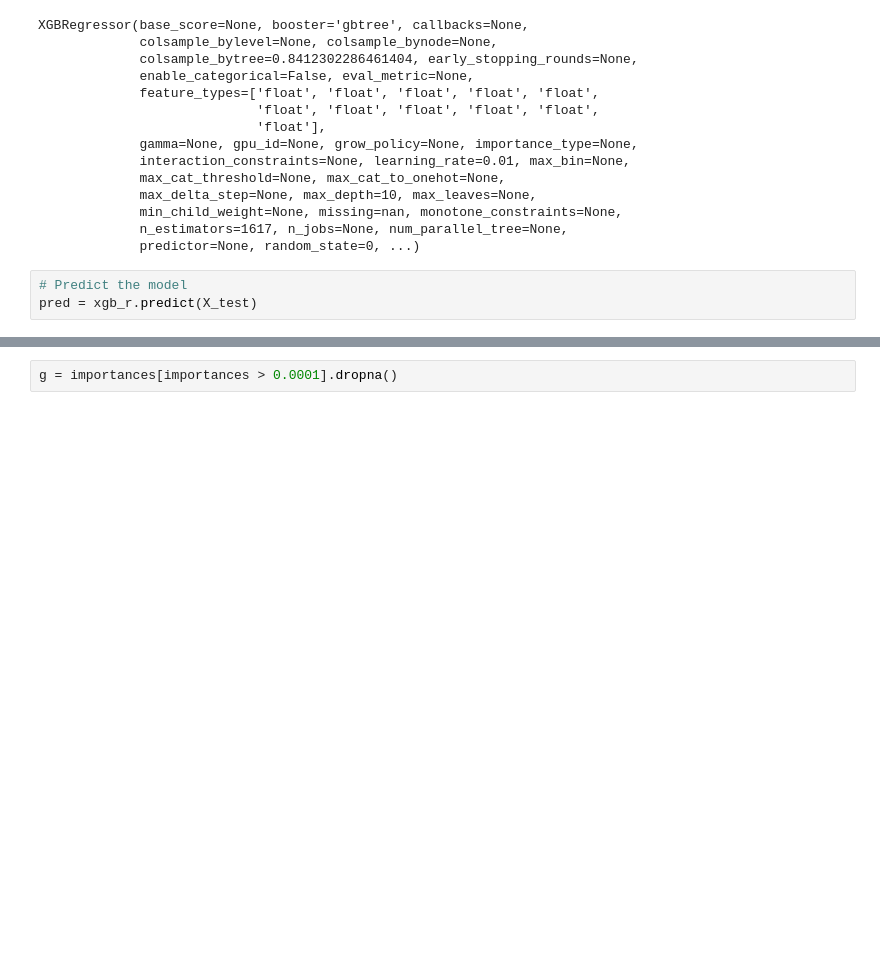
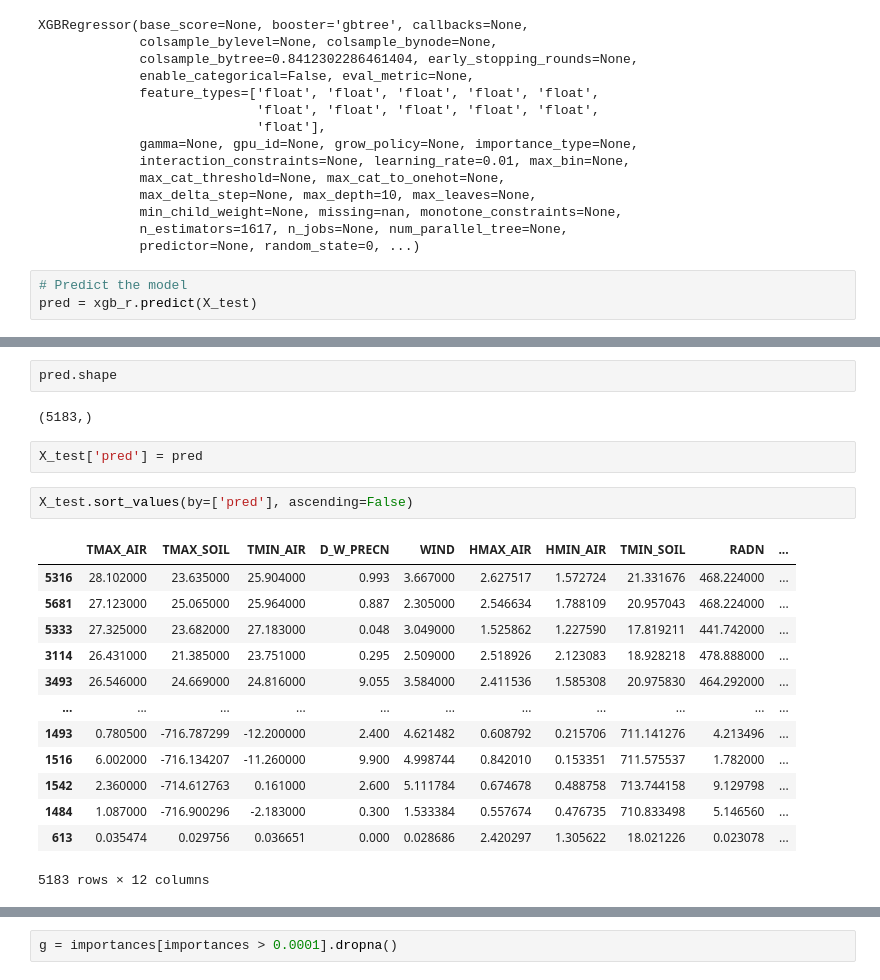
Before and after one commit to DinisDimitris/Net-ecosystem-exchange-Quantification, a Jupyter notebook: XgRegression.ipynb, the cells around one changed output, grey strips where cells are left out. Saved outputs shown, nothing was run; the diff lists cells and outputs as text; blank space fills up the shorter version.

```diff
--- a/XgRegression.ipynb
+++ b/XgRegression.ipynb
@@ -246,3 +330,25 @@ RMSE :  0.001618
+# %%
+pred.shape
+# %% [output]
+(5183,)
+# %%
+X_test['pred'] = pred
+# %%
+X_test.sort_values(by=['pred'], ascending=False)
+# %% [output]
+|  | TMAX_AIR | TMAX_SOIL | TMIN_AIR | D_W_PRECN | WIND | HMAX_AIR | HMIN_AIR | TMIN_SOIL | RADN | ... |
+| 5316 | 28.102000 | 23.635000 | 25.904000 | 0.993 | 3.667000 | 2.627517 | 1.572724 | 21.331676 | 468.224000 | ... |
+| 5681 | 27.123000 | 25.065000 | 25.964000 | 0.887 | 2.305000 | 2.546634 | 1.788109 | 20.957043 | 468.224000 | ... |
+| 5333 | 27.325000 | 23.682000 | 27.183000 | 0.048 | 3.049000 | 1.525862 | 1.227590 | 17.819211 | 441.742000 | ... |
+| 3114 | 26.431000 | 21.385000 | 23.751000 | 0.295 | 2.509000 | 2.518926 | 2.123083 | 18.928218 | 478.888000 | ... |
+| 3493 | 26.546000 | 24.669000 | 24.816000 | 9.055 | 3.584000 | 2.411536 | 1.585308 | 20.975830 | 464.292000 | ... |
+| ... | ... | ... | ... | ... | ... | ... | ... | ... | ... | ... |
+| 1493 | 0.780500 | -716.787299 | -12.200000 | 2.400 | 4.621482 | 0.608792 | 0.215706 | 711.141276 | 4.213496 | ... |
+| 1516 | 6.002000 | -716.134207 | -11.260000 | 9.900 | 4.998744 | 0.842010 | 0.153351 | 711.575537 | 1.782000 | ... |
+| 1542 | 2.360000 | -714.612763 | 0.161000 | 2.600 | 5.111784 | 0.674678 | 0.488758 | 713.744158 | 9.129798 | ... |
+| 1484 | 1.087000 | -716.900296 | -2.183000 | 0.300 | 1.533384 | 0.557674 | 0.476735 | 710.833498 | 5.146560 | ... |
+| 613 | 0.035474 | 0.029756 | 0.036651 | 0.000 | 0.028686 | 2.420297 | 1.305622 | 18.021226 | 0.023078 | ... |
+5183 rows × 12 columns
 # %%
 importances = pd.DataFrame({'GINI': xgb_r.feature_importances_}, index=x_observed.columns).sort_values(by='GINI', ascending=True)
 
```
Also changed, not shown: parts of 17 cells of this notebook, 4 other files.
